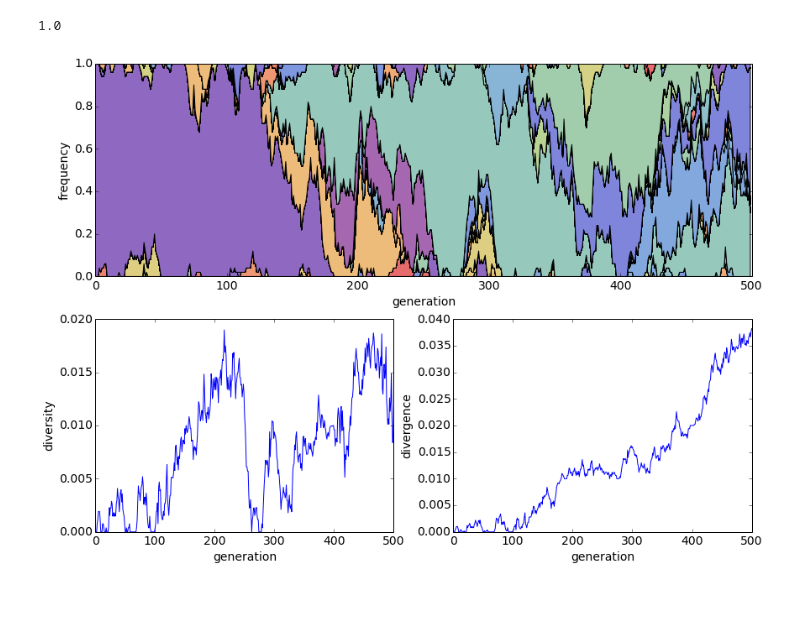
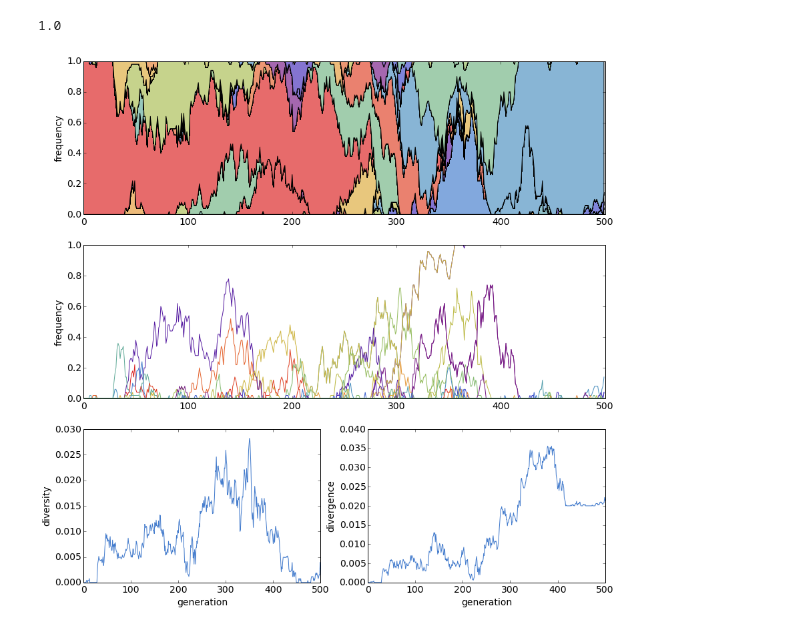
Before and after one commit to trvrb/sismid, a Jupyter notebook: wright-fisher/mutation-drift.ipynb, the cells around one changed output. Cells and saved outputs as stored; diff of their text form; code cells hidden in the pictures; blank space fills up the shorter version.

```diff
--- a/wright-fisher/mutation-drift.ipynb
+++ b/wright-fisher/mutation-drift.ipynb
@@ -438,14 +438,14 @@ colors_lighter = ["#A567AF", "#8F69C1", "#8474D1", "#7F85DB", "#7F97DF", "#82A8D
 # %% [markdown]
 We can use `stackplot` to stack these trajectoies on top of each other to get a better picture of what's going on.
 # %%
-def stacked_trajectory_plot():
+def stacked_trajectory_plot(xlabel="generation"):
     mpl.rcParams['font.size']=18
     haplotypes = get_all_haplotypes()
     trajectories = [get_trajectory(haplotype) for haplotype in haplotypes]
     plt.stackplot(range(generations), trajectories, colors=colors_lighter)
     plt.ylim(0, 1)
     plt.ylabel("frequency")
-    plt.xlabel("generation")
+    plt.xlabel(xlabel)
 # %%
 stacked_trajectory_plot()
 # %% [output]
@@ -452,0 +469,4 @@ stacked_trajectory_plot()
+# %%
+def get_snp_trajectory(site):
+    trajectory = [get_snp_frequency(site, gen) for gen in range(generations)]
+    return trajectory
@@ -452,0 +479,23 @@ stacked_trajectory_plot()
+# %%
+def get_all_snps():
+    snps = set()
+    for generation in history:
+        for haplotype in generation:
+            for site in range(seq_length):
+                if haplotype[site] != "A":
+                    snps.add(site)
+    return snps
+# %%
+def snp_trajectory_plot(xlabel="generation"):
+    mpl.rcParams['font.size']=18
+    snps = get_all_snps()
+    trajectories = [get_snp_trajectory(snp) for snp in snps]
+    data = []
+    for trajectory, color in itertools.izip(trajectories, itertools.cycle(colors)):
+        data.append(range(generations))
+        data.append(trajectory)
+        data.append(color)
+    plt.plot(*data)
+    plt.ylim(0, 1)
+    plt.ylabel("frequency")
+    plt.xlabel(xlabel)
@@ -479,12 +532,14 @@ pop[base_haplotype] = pop_size
 # %%
 simulate()
 # %%
-plt.figure(num=None, figsize=(14, 10), dpi=80, facecolor='w', edgecolor='k')
-plt.subplot2grid((2,2), (0,0), colspan=2)
-stacked_trajectory_plot()
-plt.subplot2grid((2,2), (1,0))
+plt.figure(num=None, figsize=(14, 14), dpi=80, facecolor='w', edgecolor='k')
+plt.subplot2grid((3,2), (0,0), colspan=2)
+stacked_trajectory_plot(xlabel="")
+plt.subplot2grid((3,2), (1,0), colspan=2)
+snp_trajectory_plot(xlabel="")
+plt.subplot2grid((3,2), (2,0))
 diversity_plot()
-plt.subplot2grid((2,2), (1,1))
+plt.subplot2grid((3,2), (2,1))
 divergence_plot()
 # %% [output]
-[figure, old version]
+[figure, new version]
```
Also changed, not shown: parts of 30 cells of this notebook, 2 other files.
